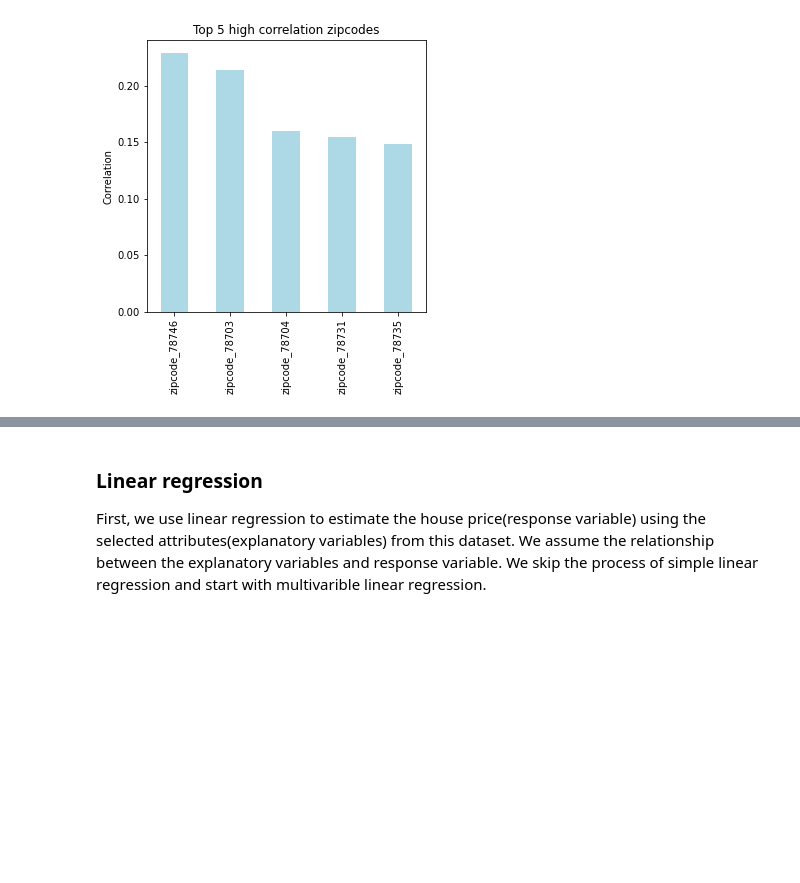
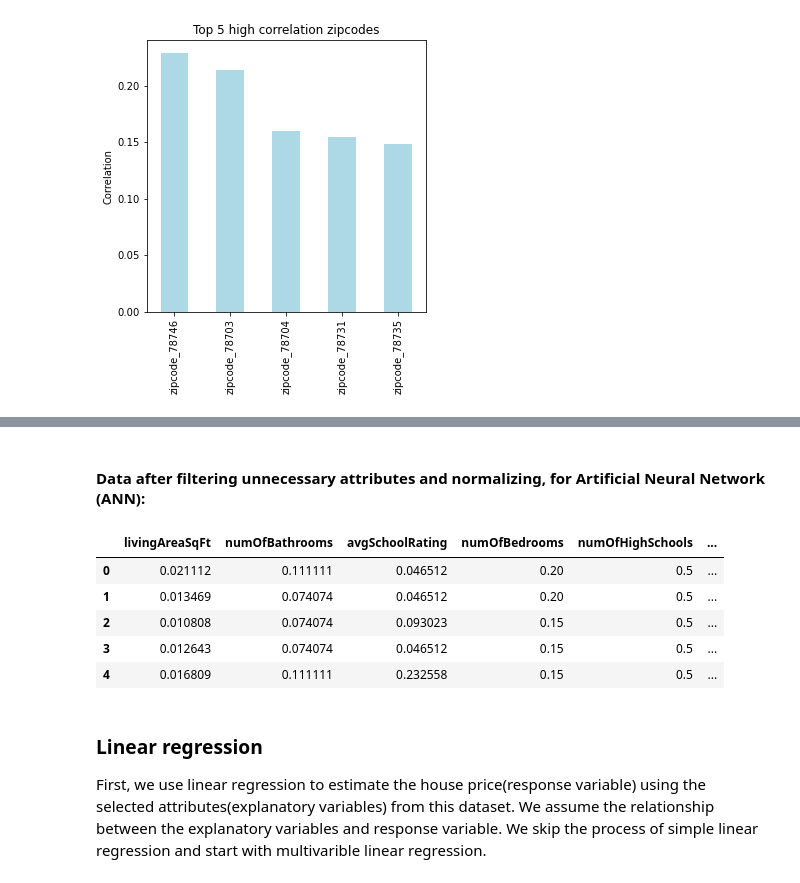
Before and after one commit to xychen6871/ECS171GroupProject, a Jupyter notebook: Report/Report_(under_construction).ipynb, the cells around one changed output, grey strips where cells are left out. Drawn from its saved outputs; the diff is of its cells as text; code cells hidden in the pictures; blank space fills up the shorter version.

```diff
--- a/Report/Report_(under_construction).ipynb
+++ b/Report/Report_(under_construction).ipynb
@@ -332,3 +358,21 @@ this is our linear regression model.
+# %% [markdown]
+#### Data after filtering unnecessary attributes and normalizing, for Artificial Neural Network (ANN):
+# %%
+# //TODO, wait for buckets of "latestPrice"
+
+from sklearn.preprocessing import MinMaxScaler
+
+df_X_attributes = df_filtered.drop(columns="latestPrice")
+X_columns = df_X_attributes.columns
+df_filtered_MM = pd.DataFrame(MinMaxScaler().fit_transform(df_filtered.drop(columns = "latestPrice")), columns = [X_columns])
+df_filtered_MM.head(5)
+# %% [output]
+|  | livingAreaSqFt | numOfBathrooms | avgSchoolRating | numOfBedrooms | numOfHighSchools | ... |
+| 0 | 0.021112 | 0.111111 | 0.046512 | 0.20 | 0.5 | ... |
+| 1 | 0.013469 | 0.074074 | 0.046512 | 0.20 | 0.5 | ... |
+| 2 | 0.010808 | 0.074074 | 0.093023 | 0.15 | 0.5 | ... |
+| 3 | 0.012643 | 0.074074 | 0.046512 | 0.15 | 0.5 | ... |
+| 4 | 0.016809 | 0.111111 | 0.232558 | 0.15 | 0.5 | ... |
 # %% [markdown]
 ### Linear regression
 First, we use linear regression to estimate the house price(response variable) using the selected attributes(explanatory variables) from this dataset. We assume the relationship between the explanatory variables and response variable. We skip the process of simple linear regression and start with multivarible linear regression.
```
Also changed, not shown: parts of 4 cells of this notebook.
